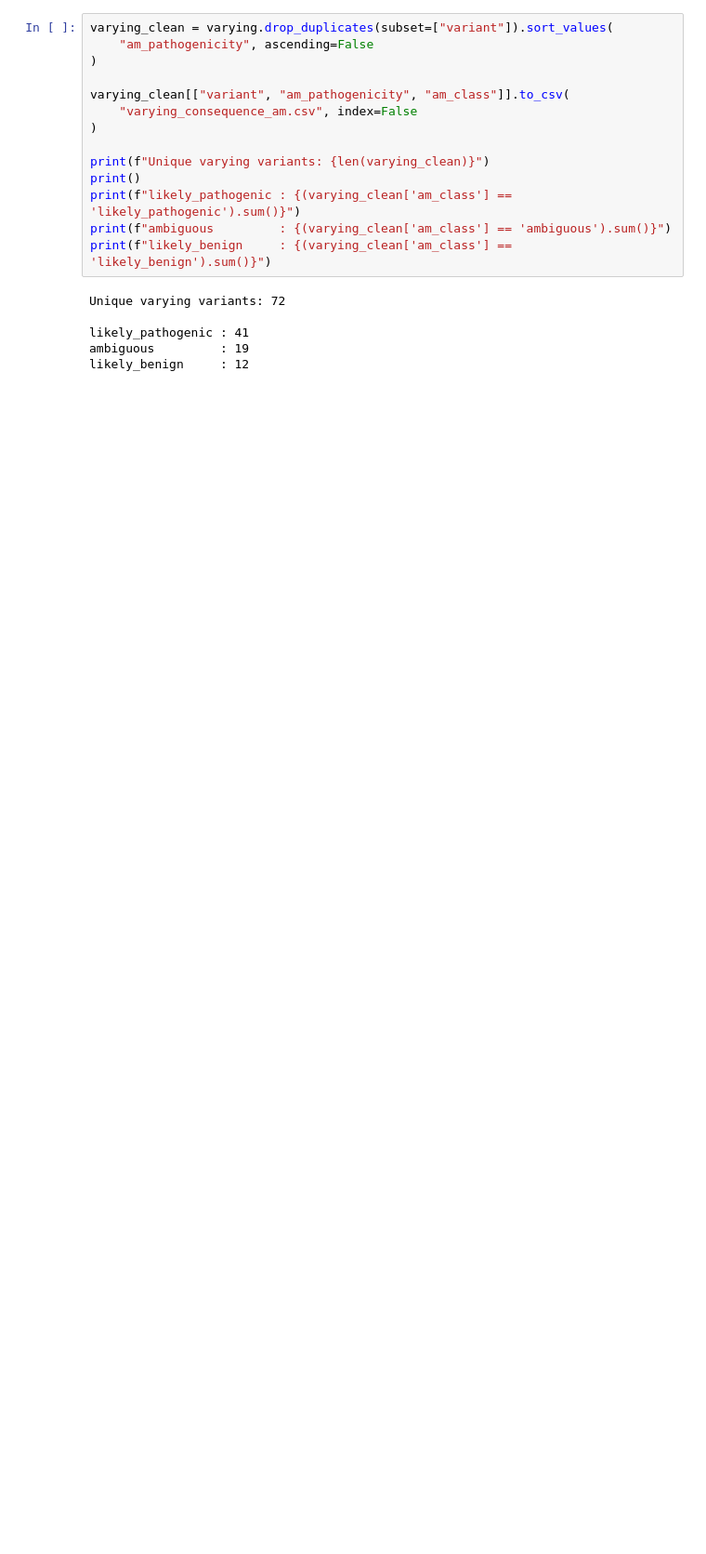
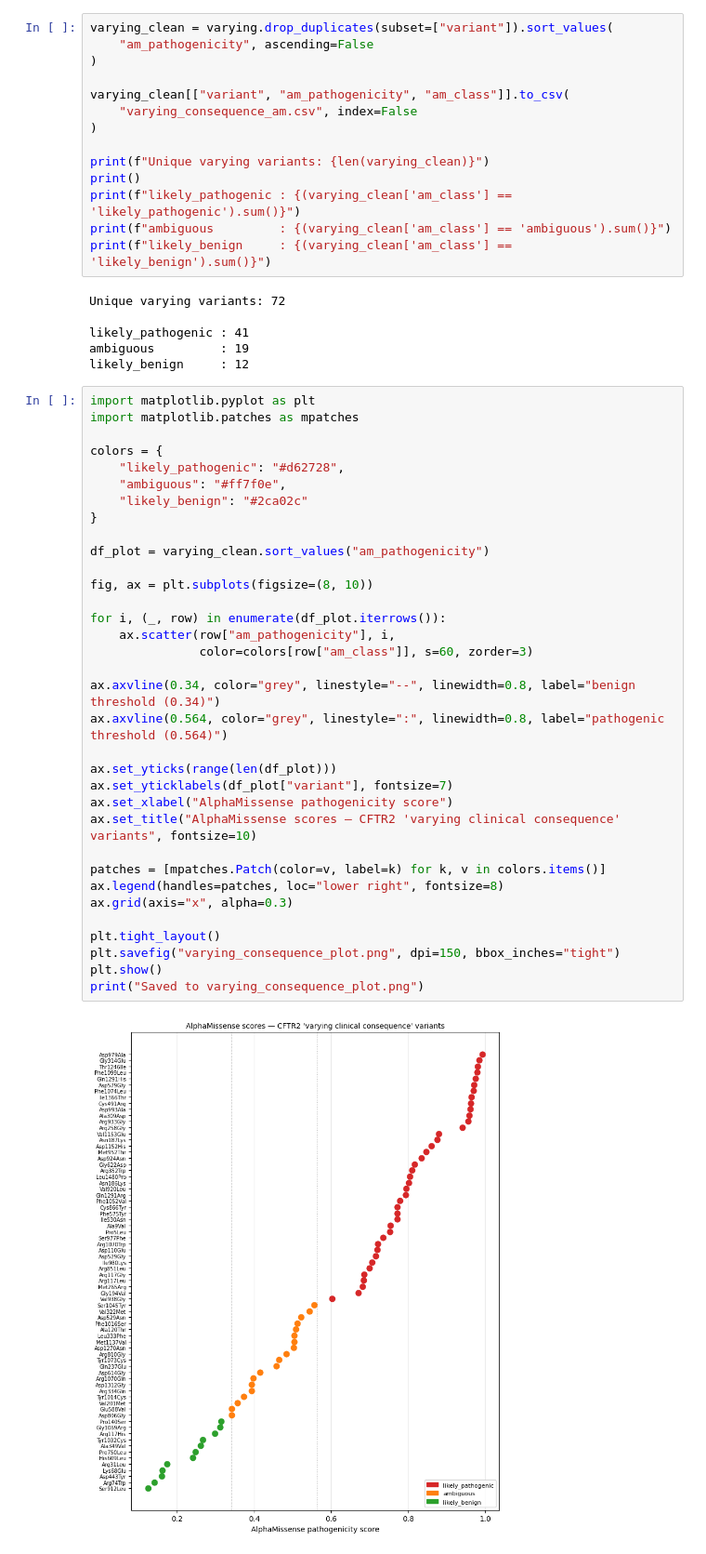
Before and after one commit to RoshaniPawar16/alphamissense-cftr, a Jupyter notebook: alphamissense.ipynb, the cells around one changed output. Shown at 93% size. Cells and saved outputs as stored; diff of their text form; blank space fills up the shorter version.

```diff
--- a/alphamissense.ipynb
+++ b/alphamissense.ipynb
@@ -430,3 +430,39 @@ Unique varying variants: 72
 likely_pathogenic : 41
 ambiguous         : 19
 likely_benign     : 12
+# %%
+import matplotlib.pyplot as plt
+import matplotlib.patches as mpatches
+
+colors = {
+    "likely_pathogenic": "#d62728",
+    "ambiguous": "#ff7f0e",
+    "likely_benign": "#2ca02c"
+}
+
+df_plot = varying_clean.sort_values("am_pathogenicity")
+
+fig, ax = plt.subplots(figsize=(8, 10))
+
+for i, (_, row) in enumerate(df_plot.iterrows()):
+    ax.scatter(row["am_pathogenicity"], i,
+               color=colors[row["am_class"]], s=60, zorder=3)
+
+ax.axvline(0.34, color="grey", linestyle="--", linewidth=0.8, label="benign threshold (0.34)")
+ax.axvline(0.564, color="grey", linestyle=":", linewidth=0.8, label="pathogenic threshold (0.564)")
+
+ax.set_yticks(range(len(df_plot)))
+ax.set_yticklabels(df_plot["variant"], fontsize=7)
+ax.set_xlabel("AlphaMissense pathogenicity score")
+ax.set_title("AlphaMissense scores — CFTR2 'varying clinical consequence' variants", fontsize=10)
+
+patches = [mpatches.Patch(color=v, label=k) for k, v in colors.items()]
+ax.legend(handles=patches, loc="lower right", fontsize=8)
+ax.grid(axis="x", alpha=0.3)
+
+plt.tight_layout()
+plt.savefig("varying_consequence_plot.png", dpi=150, bbox_inches="tight")
+plt.show()
+print("Saved to varying_consequence_plot.png")
+# %% [output]
+[figure, added]
```
Also changed, not shown: parts of 6 cells of this notebook, 2 other files.
